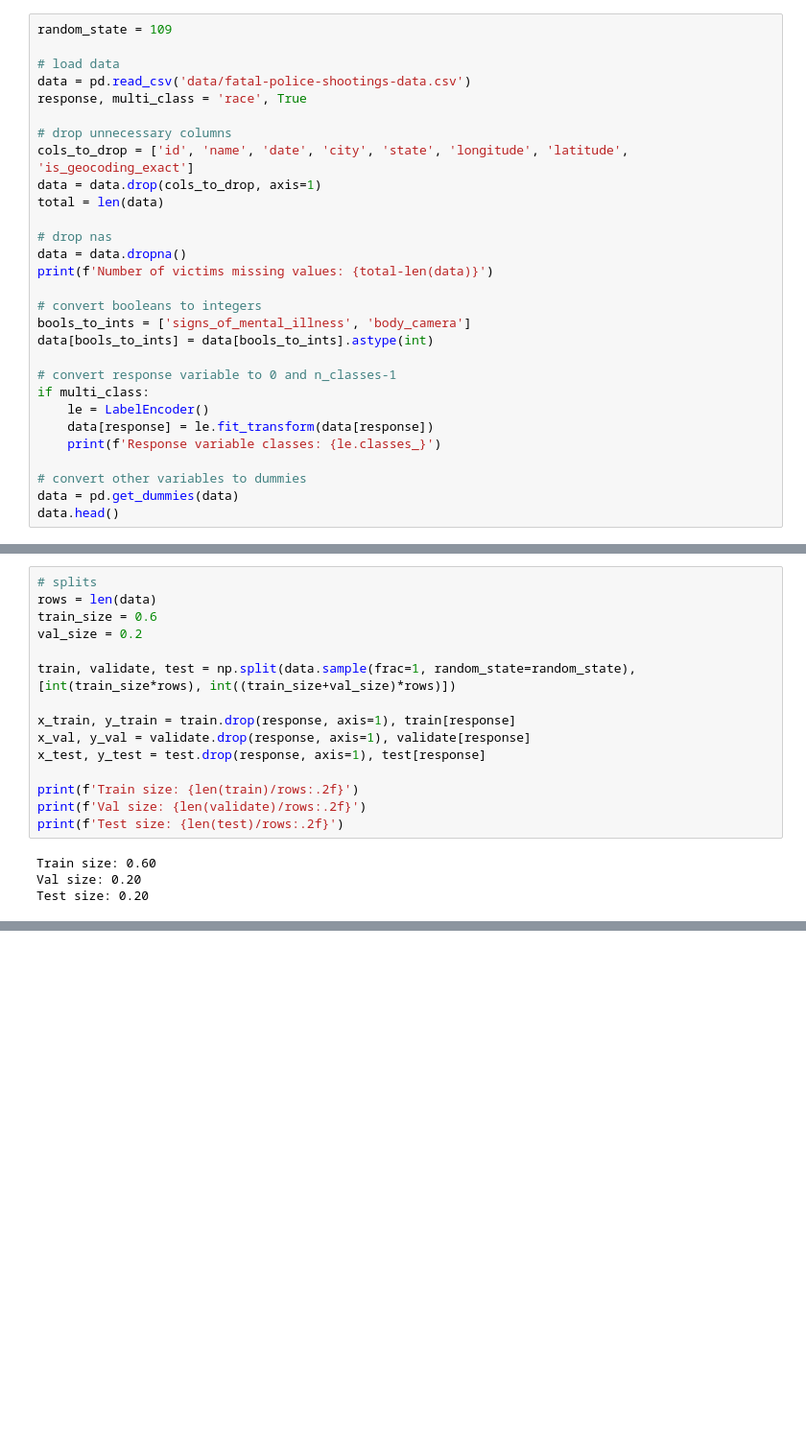
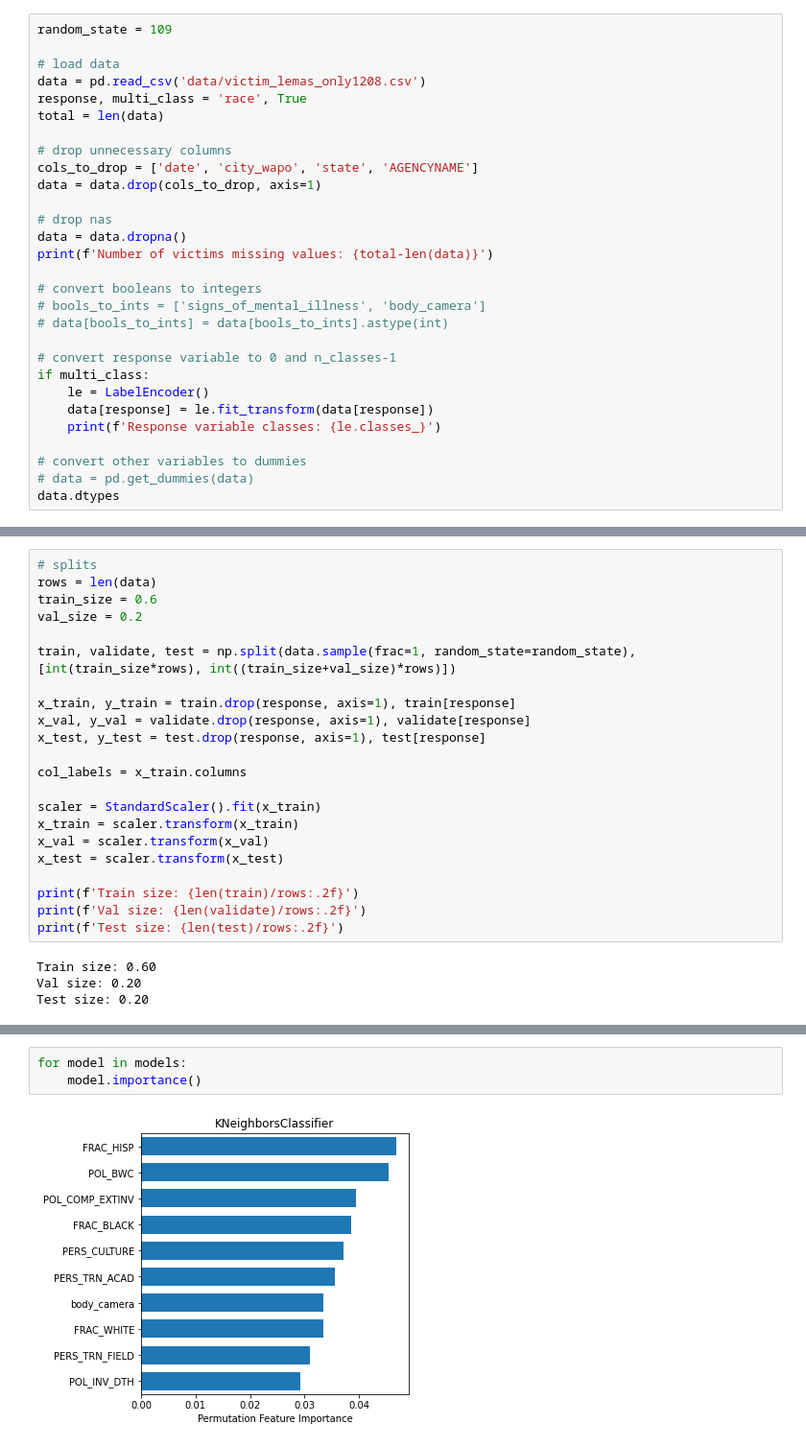
Before and after one commit to annajaffe/police-violence, a Jupyter notebook: modeling.ipynb, the cells around one changed output, grey strips where cells are left out. Shown: that part at 96% size. Saved outputs shown, nothing was run; the diff lists cells and outputs as text; blank space fills up the shorter version.

Commit message:
Added 6 models to predict race from lemas_only and wapo_lemas

```diff
--- a/modeling.ipynb
+++ b/modeling.ipynb
@@ -23,21 +25,21 @@ wapo csv as a template
 random_state = 109
 
 # load data
-data = pd.read_csv('data/fatal-police-shootings-data.csv')
+data = pd.read_csv('data/victim_lemas_only1208.csv')
 response, multi_class = 'race', True
+total = len(data)
 
 # drop unnecessary columns
-cols_to_drop = ['id', 'name', 'date', 'city', 'state', 'longitude', 'latitude', 'is_geocoding_exact']
+cols_to_drop = ['date', 'city_wapo', 'state', 'AGENCYNAME']
 data = data.drop(cols_to_drop, axis=1)
-total = len(data)
 
 # drop nas
 data = data.dropna()
 print(f'Number of victims missing values: {total-len(data)}')
 
 # convert booleans to integers
-bools_to_ints = ['signs_of_mental_illness', 'body_camera']
-data[bools_to_ints] = data[bools_to_ints].astype(int)
+# bools_to_ints = ['signs_of_mental_illness', 'body_camera']
+# data[bools_to_ints] = data[bools_to_ints].astype(int)
 
 # convert response variable to 0 and n_classes-1
 if multi_class:
@@ -46,6 +48,6 @@ if multi_class:
     print(f'Response variable classes: {le.classes_}')
 
 # convert other variables to dummies
-data = pd.get_dummies(data)
-data.head()
+# data = pd.get_dummies(data)
+data.dtypes
 # %% [output]
@@ -70,6 +82,13 @@ x_train, y_train = train.drop(response, axis=1), train[response]
 x_val, y_val = validate.drop(response, axis=1), validate[response]
 x_test, y_test = test.drop(response, axis=1), test[response]
 
+col_labels = x_train.columns
+
+scaler = StandardScaler().fit(x_train)
+x_train = scaler.transform(x_train)
+x_val = scaler.transform(x_val)
+x_test = scaler.transform(x_test)
+
 print(f'Train size: {len(train)/rows:.2f}')
 print(f'Val size: {len(validate)/rows:.2f}')
 print(f'Test size: {len(test)/rows:.2f}')
@@ -99,0 +173,5 @@ Text(0.5, 0, 'Permutation Feature Importance')
+# %%
+for model in models:
+    model.importance()
+# %% [output]
+[figure, added]
```
Also changed, not shown: parts of 16 cells of this notebook.
